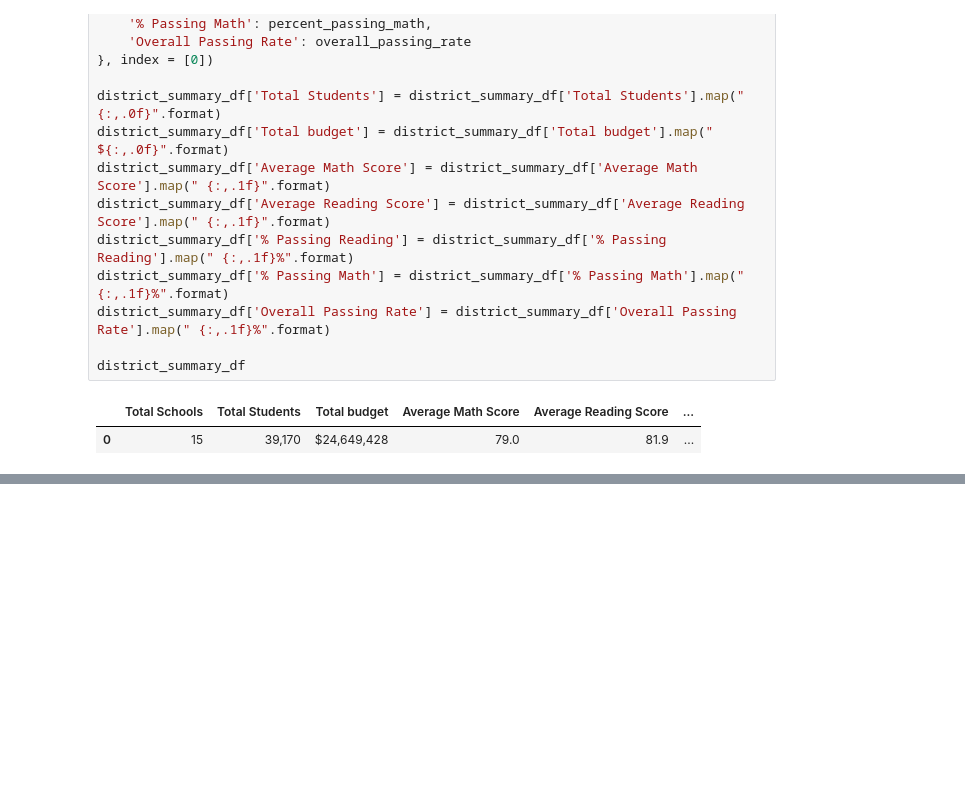
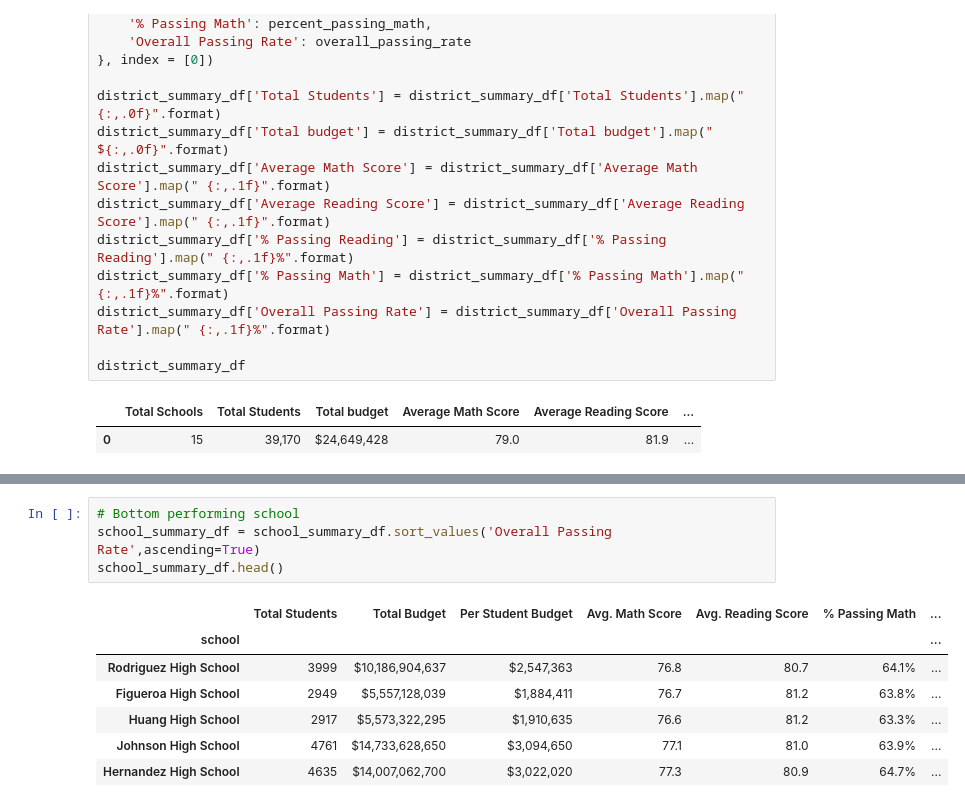
Before and after one commit to Prathamdoshi/School-District-Data-Analytics, a Jupyter notebook: School District Data Analysis.ipynb, the cells around one changed output, grey strips where cells are left out. Saved outputs shown, nothing was run; the diff lists cells and outputs as text; blank space fills up the shorter version.

```diff
--- a/School District Data Analysis.ipynb
+++ b/School District Data Analysis.ipynb
@@ -131,0 +148,12 @@ school_summary_df
+# %%
+# Bottom performing school
+school_summary_df = school_summary_df.sort_values('Overall Passing Rate',ascending=True)
+school_summary_df.head()
+# %% [output]
+|  | Total Students | Total Budget | Per Student Budget | Avg. Math Score | Avg. Reading Score | % Passing Math | ... |
+| school |  |  |  |  |  |  | ... |
+| Rodriguez High School | 3999 | $10,186,904,637 | $2,547,363 | 76.8 | 80.7 | 64.1% | ... |
+| Figueroa High School | 2949 | $5,557,128,039 | $1,884,411 | 76.7 | 81.2 | 63.8% | ... |
+| Huang High School | 2917 | $5,573,322,295 | $1,910,635 | 76.6 | 81.2 | 63.3% | ... |
+| Johnson High School | 4761 | $14,733,628,650 | $3,094,650 | 77.1 | 81.0 | 63.9% | ... |
+| Hernandez High School | 4635 | $14,007,062,700 | $3,022,020 | 77.3 | 80.9 | 64.7% | ... |
```
Also changed, not shown: parts of 2 cells of this notebook.
